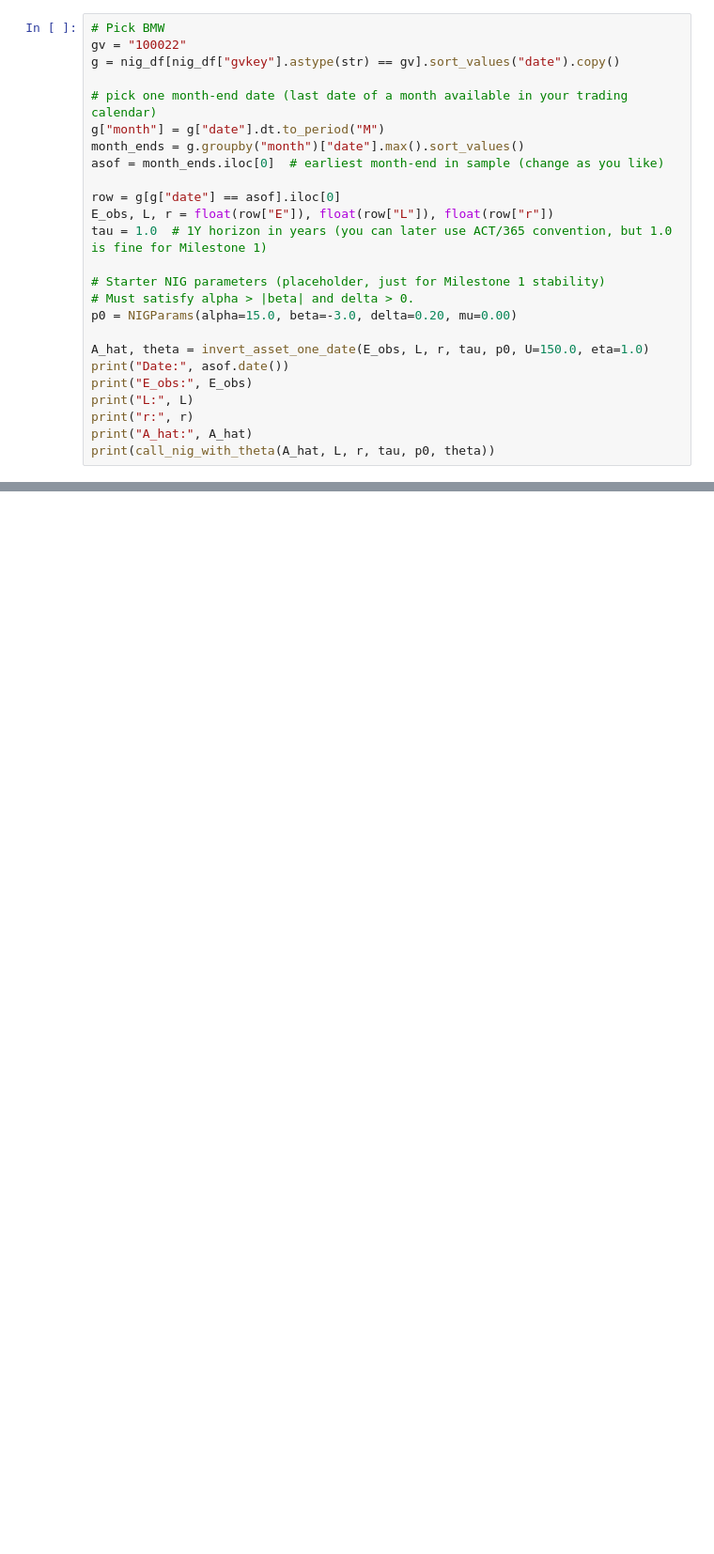
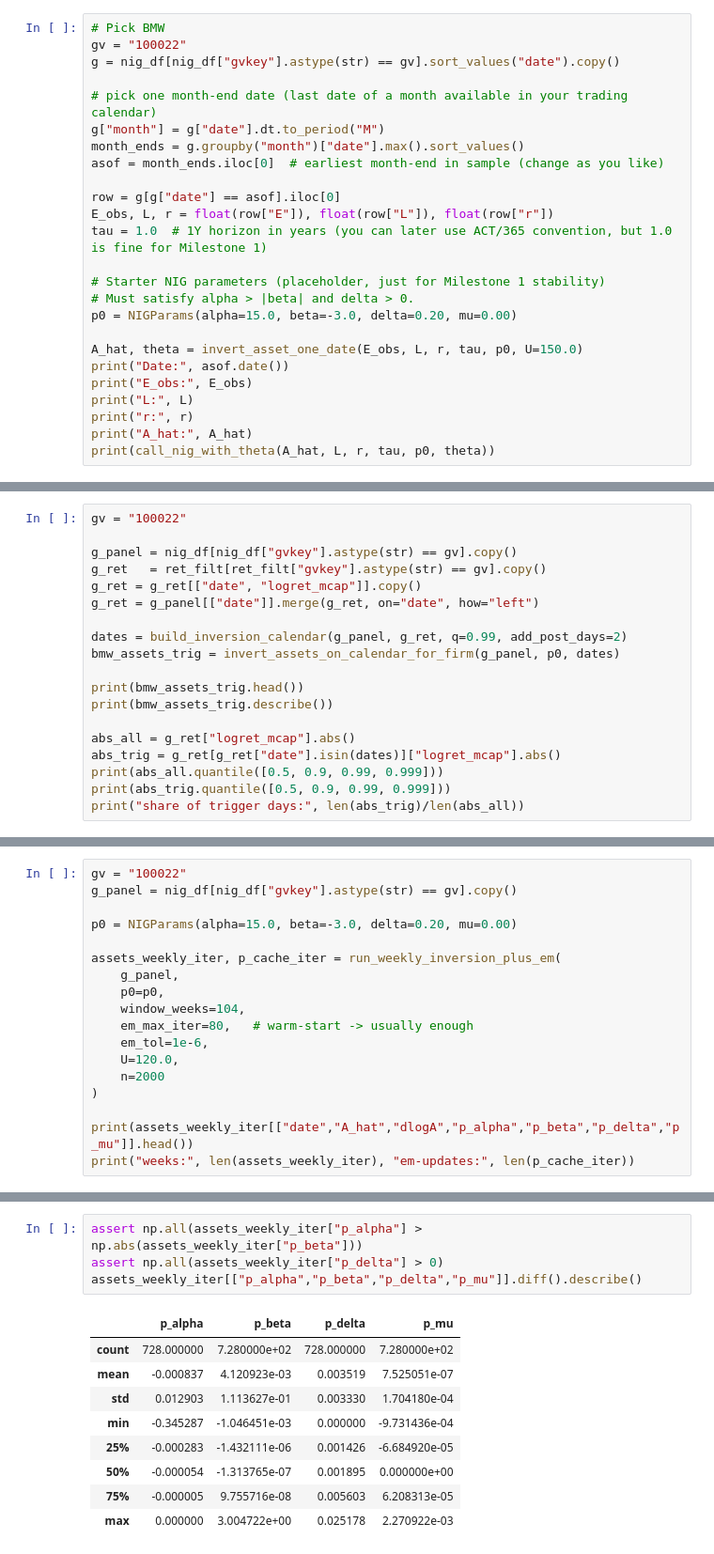
Before and after one commit to keenanveronica/Merton_NIGbayesian, a Jupyter notebook: NIG_model.ipynb, the cells around one changed output, grey strips where cells are left out. Shown at 94% size. Saved outputs shown, nothing was run; the diff lists cells and outputs as text; blank space fills up the shorter version.

Commit message:
NIG with full EM algo implemented and PD calculation, to be revised. All for one firm only

```diff
--- a/NIG_model.ipynb
+++ b/NIG_model.ipynb
@@ -297,7 +276,7 @@ tau = 1.0  # 1Y horizon in years (you can later use ACT/365 convention, but 1.0
 # Must satisfy alpha > |beta| and delta > 0.
 p0 = NIGParams(alpha=15.0, beta=-3.0, delta=0.20, mu=0.00)
 
-A_hat, theta = invert_asset_one_date(E_obs, L, r, tau, p0, U=150.0, eta=1.0)
+A_hat, theta = invert_asset_one_date(E_obs, L, r, tau, p0, U=150.0)
 print("Date:", asof.date())
 print("E_obs:", E_obs)
 print("L:", L)
@@ -416,0 +479,19 @@ Name: logret_A, dtype: float64
+# %%
+gv = "100022"
+
+g_panel = nig_df[nig_df["gvkey"].astype(str) == gv].copy()
+g_ret   = ret_filt[ret_filt["gvkey"].astype(str) == gv].copy()
+g_ret = g_ret[["date", "logret_mcap"]].copy()
+g_ret = g_panel[["date"]].merge(g_ret, on="date", how="left")
+
+dates = build_inversion_calendar(g_panel, g_ret, q=0.99, add_post_days=2)
+bmw_assets_trig = invert_assets_on_calendar_for_firm(g_panel, p0, dates)
+
+print(bmw_assets_trig.head())
+print(bmw_assets_trig.describe())
+
+abs_all = g_ret["logret_mcap"].abs()
+abs_trig = g_ret[g_ret["date"].isin(dates)]["logret_mcap"].abs()
+print(abs_all.quantile([0.5, 0.9, 0.99, 0.999]))
+print(abs_trig.quantile([0.5, 0.9, 0.99, 0.999]))
+print("share of trigger days:", len(abs_trig)/len(abs_all))
@@ -416,0 +848,18 @@ Name: logret_A, dtype: float64
+# %%
+gv = "100022"
+g_panel = nig_df[nig_df["gvkey"].astype(str) == gv].copy()
+
+p0 = NIGParams(alpha=15.0, beta=-3.0, delta=0.20, mu=0.00)
+
+assets_weekly_iter, p_cache_iter = run_weekly_inversion_plus_em(
+    g_panel,
+    p0=p0,
+    window_weeks=104,
+    em_max_iter=80,   # warm-start -> usually enough
+    em_tol=1e-6,
+    U=120.0,
+    n=2000
+)
+
+print(assets_weekly_iter[["date","A_hat","dlogA","p_alpha","p_beta","p_delta","p_mu"]].head())
+print("weeks:", len(assets_weekly_iter), "em-updates:", len(p_cache_iter))
@@ -416,0 +874,14 @@ Name: logret_A, dtype: float64
+# %%
+assert np.all(assets_weekly_iter["p_alpha"] > np.abs(assets_weekly_iter["p_beta"]))
+assert np.all(assets_weekly_iter["p_delta"] > 0)
+assets_weekly_iter[["p_alpha","p_beta","p_delta","p_mu"]].diff().describe()
+# %% [output]
+|  | p_alpha | p_beta | p_delta | p_mu |
+| count | 728.000000 | 7.280000e+02 | 728.000000 | 7.280000e+02 |
+| mean | -0.000837 | 4.120923e-03 | 0.003519 | 7.525051e-07 |
+| std | 0.012903 | 1.113627e-01 | 0.003330 | 1.704180e-04 |
+| min | -0.345287 | -1.046451e-03 | 0.000000 | -9.731436e-04 |
+| 25% | -0.000283 | -1.432111e-06 | 0.001426 | -6.684920e-05 |
+| 50% | -0.000054 | -1.313765e-07 | 0.001895 | 0.000000e+00 |
+| 75% | -0.000005 | 9.755716e-08 | 0.005603 | 6.208313e-05 |
+| max | 0.000000 | 3.004722e+00 | 0.025178 | 2.270922e-03 |
```
Also changed, not shown: parts of 20 cells of this notebook, 1 other file.
